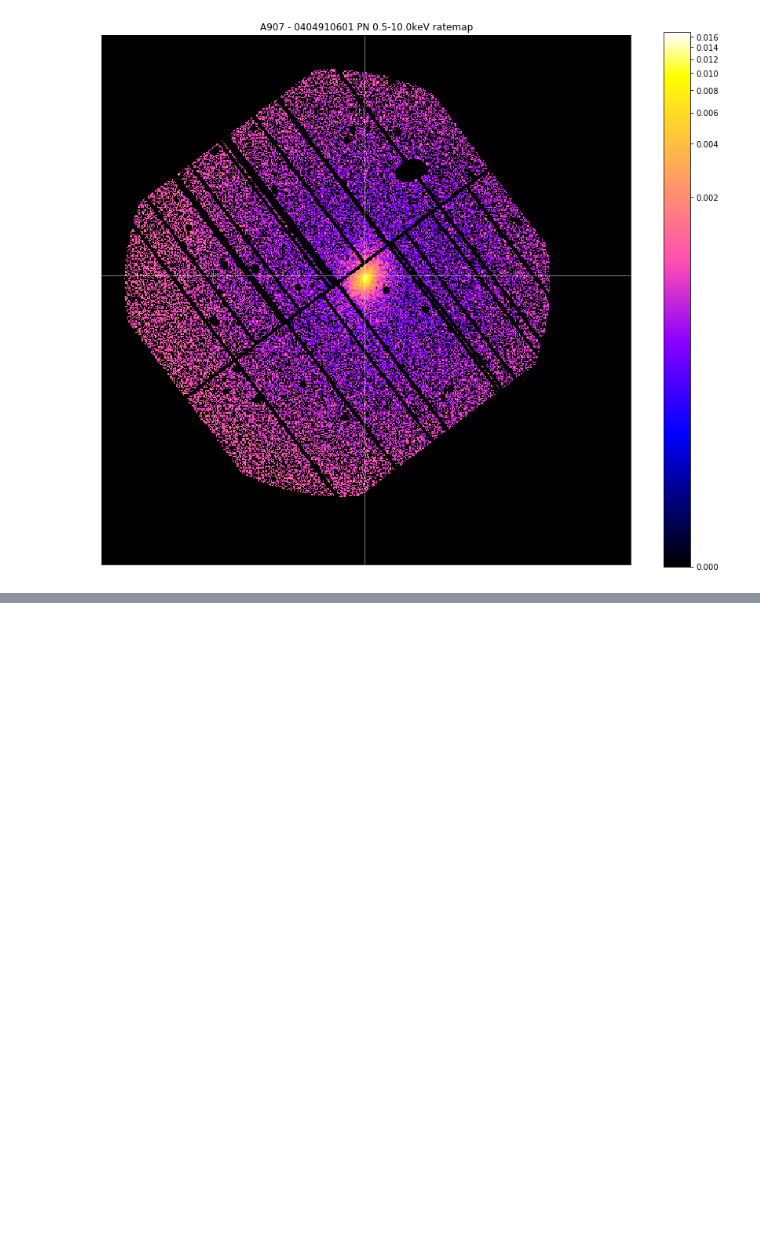
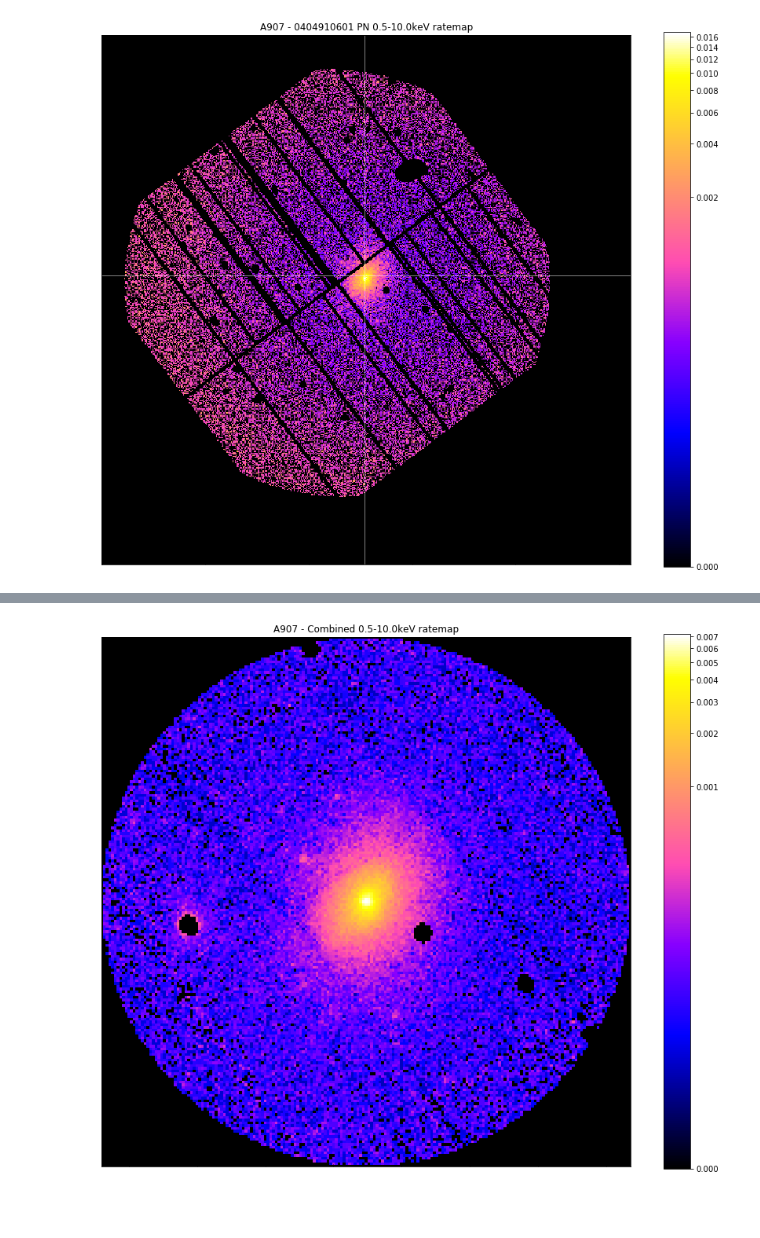
Before and after one commit to DavidT3/XGA, a Jupyter notebook: docs/source/notebooks/tutorials/photometry.ipynb, the cells around one changed output, grey strips where cells are left out. Drawn from its saved outputs; the diff is of its cells as text; code cells hidden in the pictures; blank space fills up the shorter version.

```diff
--- a/docs/source/notebooks/tutorials/photometry.ipynb
+++ b/docs/source/notebooks/tutorials/photometry.ipynb
@@ -307,3 +339,11 @@ chosen_ratemap.view(cross_hair=demo_src.ra_dec, mask=individual_interloper_mask,
+# %%
+# A source and background mask generated for the combined ratemap for Abell 907 at R_500
+r500_interloper_masks = demo_src.get_mask('r500',)
+
+# Here I will show the source mask applied to the combined ratemap in the 0.5-10.0keV range
+chosen_comb_rt.view(mask=r500_interloper_masks[0], figsize=(12, 10), zoom_in=True)
+# %% [output]
+[figure, added]
 # %% [markdown]
 ##
 # %% [markdown]
```
Also changed, not shown: parts of 12 cells of this notebook.
